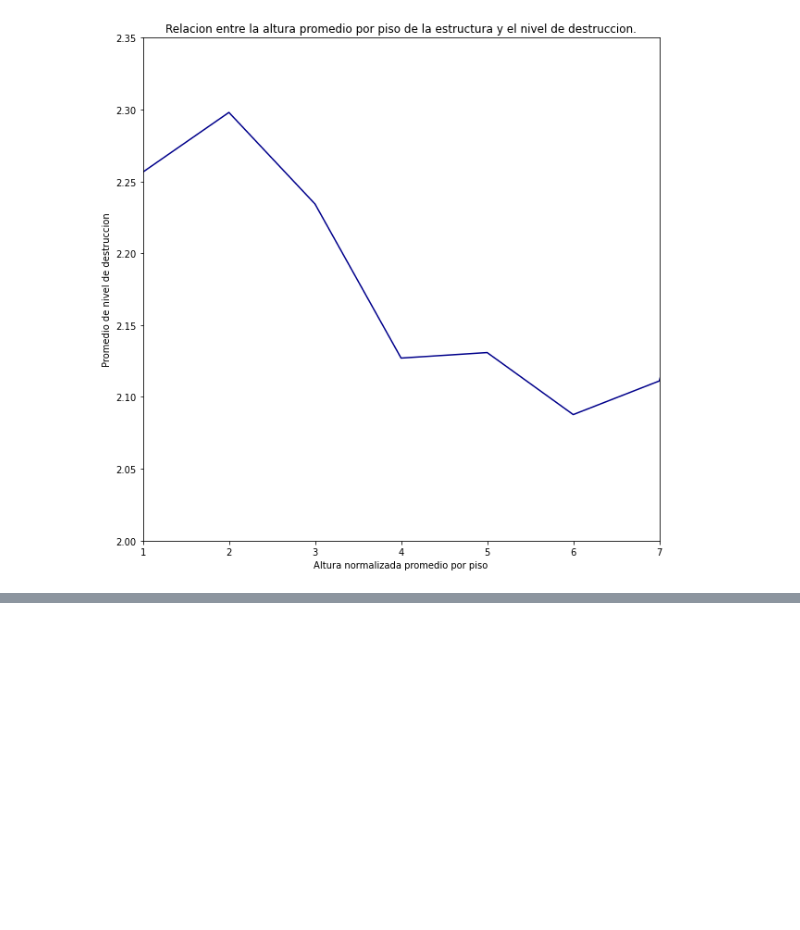
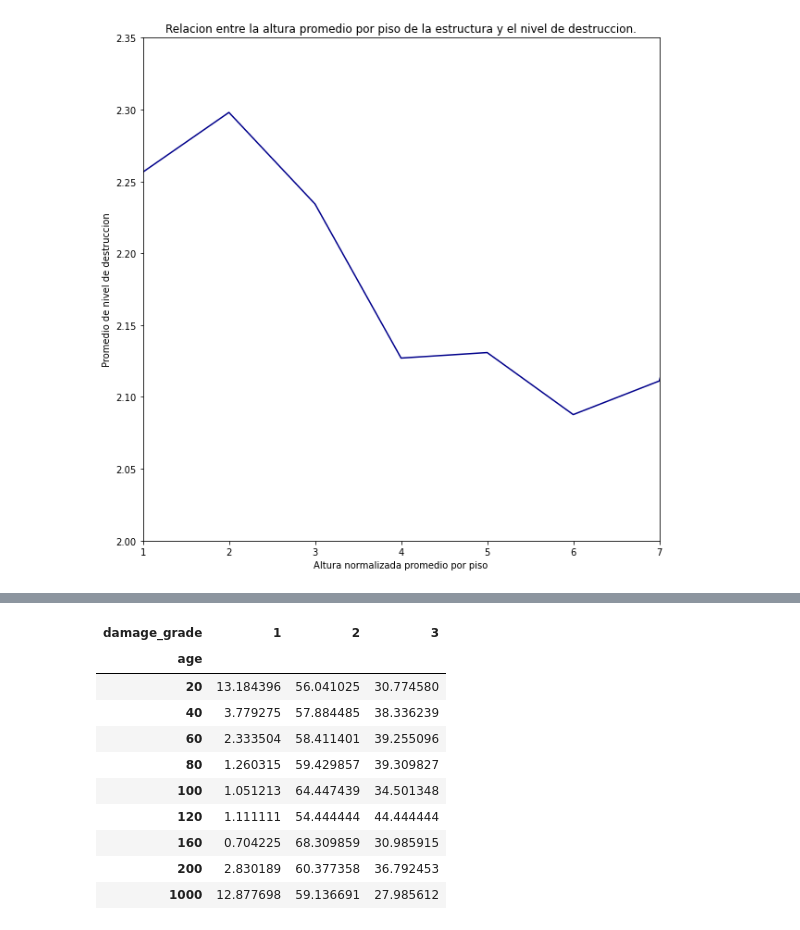
Before and after one commit to joaquinfontela/OrganizacionDeDatos-TP1, a Jupyter notebook: src/Continuous.ipynb, the cells around one changed output, grey strips where cells are left out. Drawn from its saved outputs; the diff is of its cells as text; code cells hidden in the pictures; blank space fills up the shorter version.

```diff
--- a/src/Continuous.ipynb
+++ b/src/Continuous.ipynb
@@ -172,0 +192,22 @@ avg_dmg_per_height_per_floor["avg_damage_grade_for_height_per_floor"].plot(figsi
+# %%
+ages_damage["amount_for_damage_and_age"] = ages_damage.groupby(["age", "damage_grade"])["age"].transform("count")
+ages_damage_pivot = ages_damage.pivot_table(index="age", columns="damage_grade", values="amount_for_damage_and_age")
+ages_list = ages_damage_pivot.index.to_list()
+for age in ages_list:
+    values = []
+    for i in [1, 2, 3]:
+        values.append(ages_damage_pivot.loc[age, i] / (ages_damage_pivot.loc[age, 1] + ages_damage_pivot.loc[age, 2] + ages_damage_pivot.loc[age, 3]) * 100)
+    ages_damage_pivot.loc[age] = values
+ages_damage_pivot
+# %% [output]
+| damage_grade | 1 | 2 | 3 |
+| age |  |  |  |
+| 20 | 13.184396 | 56.041025 | 30.774580 |
+| 40 | 3.779275 | 57.884485 | 38.336239 |
+| 60 | 2.333504 | 58.411401 | 39.255096 |
+| 80 | 1.260315 | 59.429857 | 39.309827 |
+| 100 | 1.051213 | 64.447439 | 34.501348 |
+| 120 | 1.111111 | 54.444444 | 44.444444 |
+| 160 | 0.704225 | 68.309859 | 30.985915 |
+| 200 | 2.830189 | 60.377358 | 36.792453 |
+| 1000 | 12.877698 | 59.136691 | 27.985612 |
```
Also changed, not shown: parts of 3 cells of this notebook.
